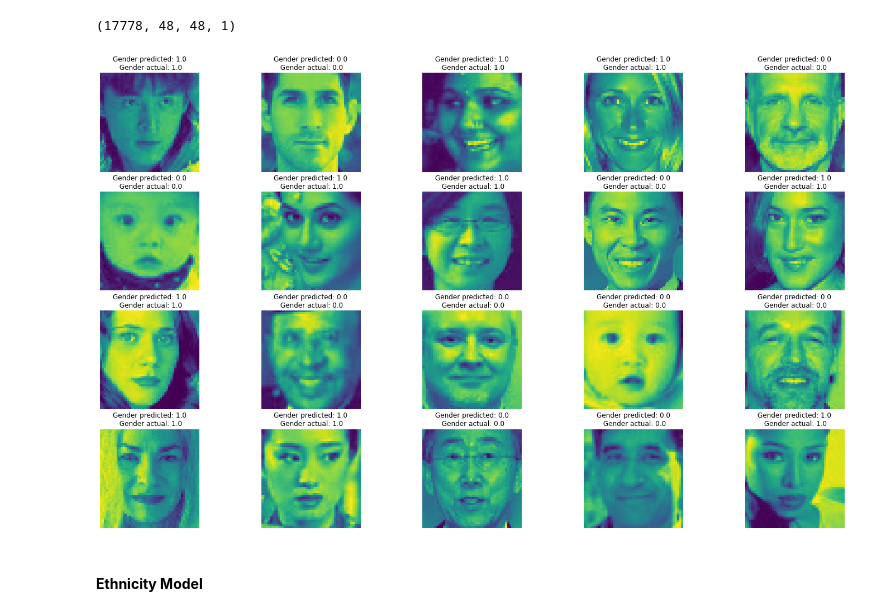
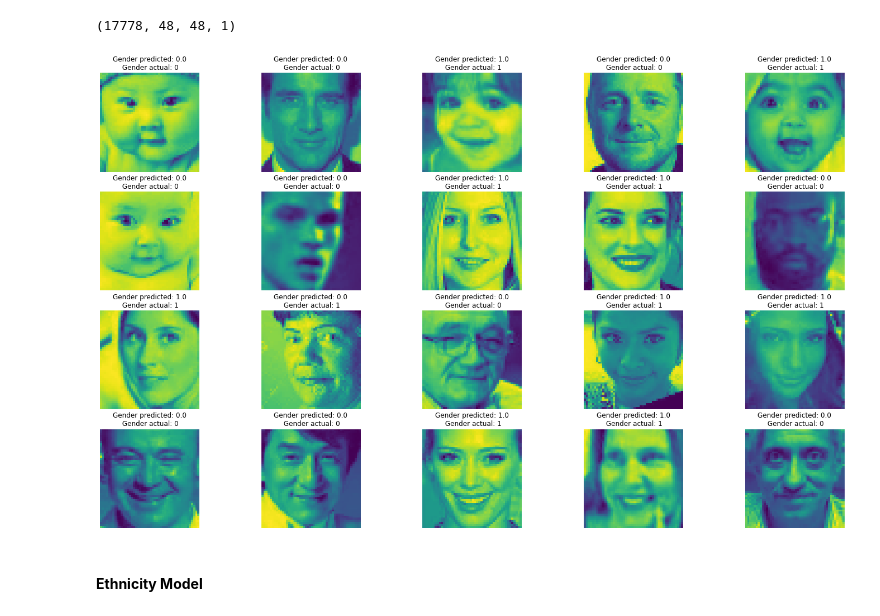
Before and after one commit to aydin-hasanli/age_gender_prediction, a Jupyter notebook: EDA.ipynb, the cells around one changed output. Saved outputs shown, nothing was run; the diff lists cells and outputs as text; code cells hidden in the pictures.

```diff
--- a/EDA.ipynb
+++ b/EDA.ipynb
@@ -153,0 +314,12 @@ y_age.shape
+# %%
+fig, axes = plt.subplots(4,5, figsize=(25,15))
+for ax in axes.flat:
+    i=np.random.randint(0, len(y_svm_pred),1)
+    X_reconstruct = pca.inverse_transform(X_pca_gender_test)
+    X_plot=X_reconstruct[i].reshape(48,48)
+
+    #print(X_plot.shape)
+    ax.imshow(X_plot)
+    ax.set_title( "Gender predicted: "+str(round(y_svm_pred[i][0]))+ "\n Gender actual: "+str(round(y_pca_gender_test[i][0] )))
+    ax.axis('off')
+plt.show()
@@ -153,0 +345,3 @@ y_age.shape
+# %%
+neigh_gender = KNeighborsClassifier(n_neighbors=5, p=1, weights='distance',n_jobs = -1)
+neigh_gender.fit(X_pca_gender_train,y_pca_gender_train)
@@ -153,0 +350,4 @@ y_age.shape
+# %%
+y_neigh_pred_gender = neigh_gender.predict(X_pca_gender_test)
+neigh_val_gender = accuracy_score(y_pca_gender_test, y_neigh_pred_gender)
+print(f'KNeighborsClassifier Gender Model Validation Accuracy = {neigh_val_gender}')
@@ -153,0 +356,13 @@ y_age.shape
+# %%
+np.random.seed(45)
+fig, axes = plt.subplots(4,5, figsize=(25,15))
+for ax in axes.flat:
+    i=np.random.randint(0, len(y_svm_pred),1)
+    X_reconstruct = pca.inverse_transform(X_pca_gender_test)
+    X_plot=X_reconstruct[i].reshape(48,48)
+
+    #print(X_plot.shape)
+    ax.imshow(X_plot)
+    ax.set_title( "Gender predicted: "+str(round(y_neigh_pred_gender[i][0]))+ "\n Gender actual: "+str(round(y_pca_gender_test[i][0] )))
+    ax.axis('off')
+plt.show()
@@ -296,18 +554,18 @@ y_pred=gender_model.predict(X_test)
 # %%
 fig, axes = plt.subplots(4,5, figsize=(25,15))
 # rand_number=np.random.randint(0, len(X), 20)
 for ax in axes.flat:
     i=np.random.randint(0, len(y_test),1)
     X_plot=X_test[i].reshape(48,48)
 
     #print(X_plot.shape)
     ax.imshow(X_plot)
-    ax.set_title( "Gender predicted: "+str(round(y_pred[i][0][0]))+ "\n Gender actual: "+str(round(y_pred[i][0][0] )))
+    ax.set_title( "Gender predicted: "+str(round(y_pred[i][0][0]))+ "\n Gender actual: "+str(round(y_test[i][0] )))
     #ax.set_title( )
     ax.axis('off')
 plt.show()
 # %% [output]
-[figure, old version]
+[figure, new version]
 # %% [markdown]
 #### __Ethnicity Model__
 # %%
```
Also changed, not shown: parts of 47 cells of this notebook, 1 other file.
